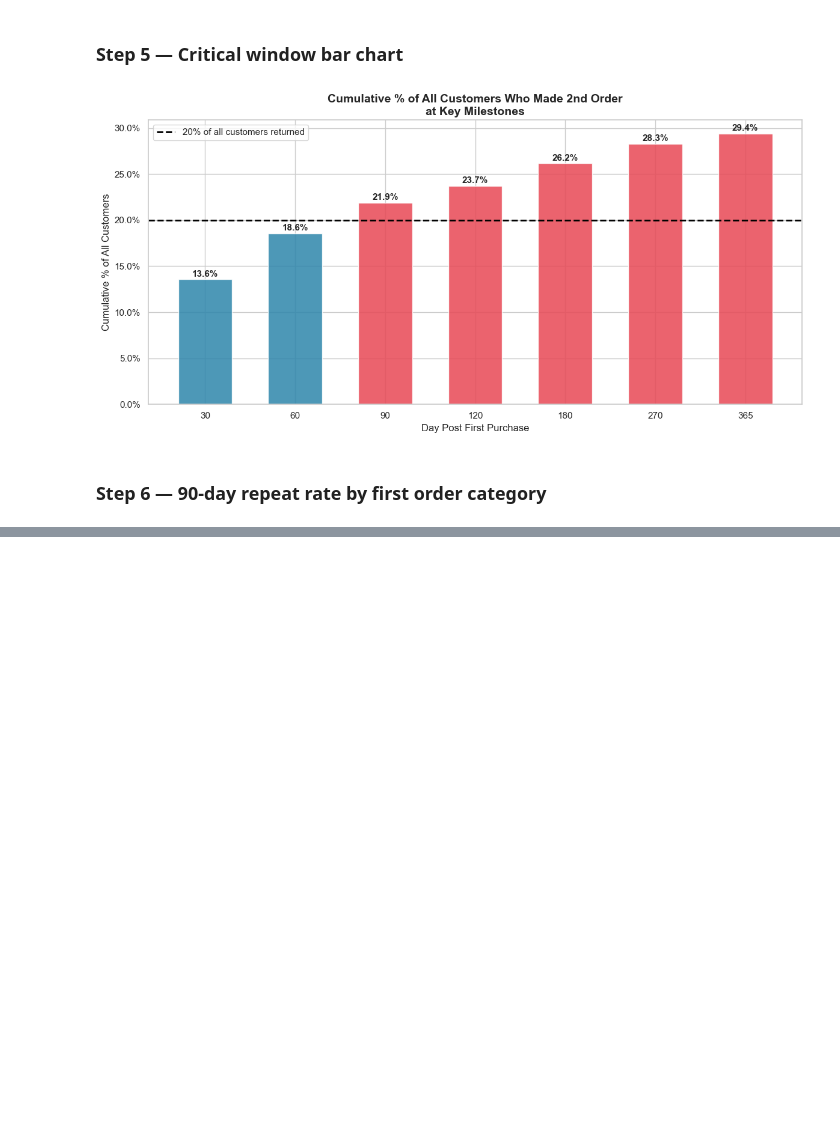
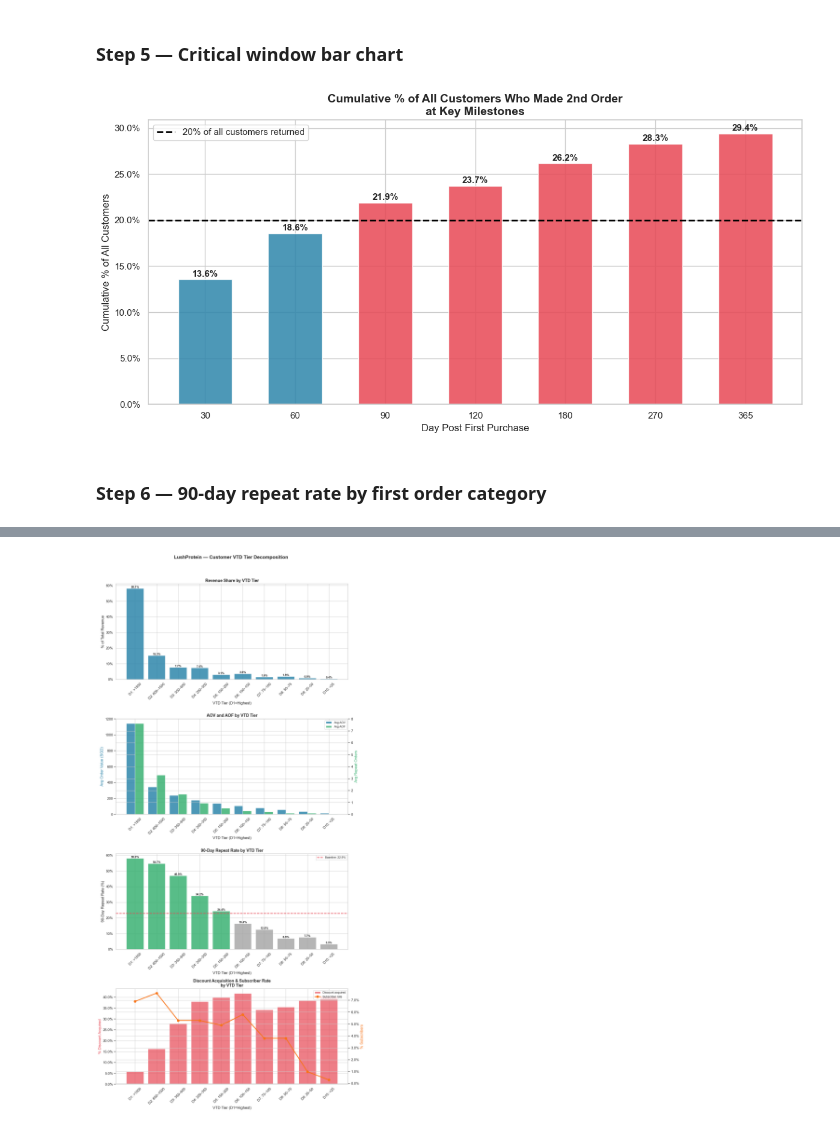
Before and after one commit to alvdoan/Applied-Data-Group-Project, a Jupyter notebook: 04_churn_analysis.ipynb, the cells around one changed output, grey strips where cells are left out. Drawn from its saved outputs; the diff is of its cells as text; code cells hidden in the pictures; blank space fills up the shorter version.

```diff
--- a/04_churn_analysis.ipynb
+++ b/04_churn_analysis.ipynb
@@ -540,0 +595,86 @@ plt.show()
+# %%
+# Decile decomposition visualisation
+tier_labels = tier_metrics['vtd_tier'].astype(str)
+fig, axes = plt.subplots(4, 1, figsize=(12, 24))
+
+# Panel 1 — Revenue share
+ax1 = axes[0]
+bars = ax1.bar(tier_labels, tier_metrics['revenue_share'] * 100,
+               color=COLORS['primary'], alpha=0.85, edgecolor='white')
+for bar, val in zip(bars, tier_metrics['revenue_share']):
+    ax1.text(bar.get_x() + bar.get_width() / 2, bar.get_height() + 0.3,
+             f'{val:.1%}', ha='center', fontsize=9, fontweight='bold')
+ax1.set_title('Revenue Share by VTD Tier', fontsize=13, fontweight='bold')
+ax1.set_xlabel('VTD Tier (D1=Highest)')
+ax1.set_ylabel('% of Total Revenue')
+ax1.yaxis.set_major_formatter(mtick.PercentFormatter())
+ax1.tick_params(axis='x', rotation=45)
+
+# Panel 2 — AOV and AOF
+ax2 = axes[1]
+ax2b = ax2.twinx()
+x = range(len(tier_labels))
+width = 0.4
+ax2.bar([i - width/2 for i in x], tier_metrics['avg_aov'],
+        width=width, color=COLORS['primary'], alpha=0.85,
+        edgecolor='white', label='Avg AOV')
+ax2b.bar([i + width/2 for i in x], tier_metrics['avg_aof'],
+         width=width, color=COLORS['accent'], alpha=0.85,
+         edgecolor='white', label='Avg AOF')
+ax2.set_title('AOV and AOF by VTD Tier', fontsize=13, fontweight='bold')
+ax2.set_xlabel('VTD Tier (D1=Highest)')
+ax2.set_ylabel('Avg Order Value (SGD)', color=COLORS['primary'])
+ax2b.set_ylabel('Avg Repeat Orders', color=COLORS['accent'])
+ax2.set_xticks(list(x))
+ax2.set_xticklabels(tier_labels, rotation=45)
+lines1, labels1 = ax2.get_legend_handles_labels()
+lines2, labels2 = ax2b.get_legend_handles_labels()
+ax2.legend(lines1 + lines2, labels1 + labels2, fontsize=9, loc='upper right')
+
+# Panel 3 — 90-day repeat rate
+ax3 = axes[2]
+baseline_repeat = analysis['repeat_purchase_90d'].mean()
+bars3 = ax3.bar(tier_labels,
+                tier_metrics['repeat_rate_90d'] * 100,
+                color=[COLORS['accent'] if r > baseline_repeat else COLORS['neutral']
+                       for r in tier_metrics['repeat_rate_90d']],
+                alpha=0.85, edgecolor='white')
+ax3.axhline(baseline_repeat * 100, color=COLORS['secondary'], linestyle='--',
+            linewidth=2, label=f'Baseline: {baseline_repeat:.1%}')
+for bar, val in zip(bars3, tier_metrics['repeat_rate_90d']):
+    ax3.text(bar.get_x() + bar.get_width() / 2, bar.get_height() + 0.3,
+             f'{val:.1%}', ha='center', fontsize=9, fontweight='bold')
+ax3.set_title('90-Day Repeat Rate by VTD Tier', fontsize=13, fontweight='bold')
+ax3.set_xlabel('VTD Tier (D1=Highest)')
+ax3.set_ylabel('90-Day Repeat Rate (%)')
+ax3.yaxis.set_major_formatter(mtick.PercentFormatter())
+ax3.tick_params(axis='x', rotation=45)
+ax3.legend(fontsize=9)
+
+# Panel 4 — Discount acquisition and subscriber rate
+ax4 = axes[3]
+ax4b = ax4.twinx()
+ax4.bar(tier_labels, tier_metrics['pct_discount_acquired'] * 100,
+        color=COLORS['secondary'], alpha=0.7, edgecolor='white',
+        label='Discount acquired')
+ax4b.plot(tier_labels, tier_metrics['pct_subscriber'] * 100,
+          color=COLORS['orange'], linewidth=2.5, marker='o',
+          markersize=7, label='Subscriber rate')
+ax4.set_title('Discount Acquisition & Subscriber Rate\nby VTD Tier',
+              fontsize=13, fontweight='bold')
+ax4.set_xlabel('VTD Tier (D1=Highest)')
+ax4.set_ylabel('% Discount Acquired', color=COLORS['secondary'])
+ax4b.set_ylabel('% Subscribers', color=COLORS['orange'])
+ax4.yaxis.set_major_formatter(mtick.PercentFormatter())
+ax4b.yaxis.set_major_formatter(mtick.PercentFormatter())
+ax4.tick_params(axis='x', rotation=45)
+lines1, labels1 = ax4.get_legend_handles_labels()
+lines2, labels2 = ax4b.get_legend_handles_labels()
+ax4.legend(lines1 + lines2, labels1 + labels2, fontsize=9, loc='upper right')
+
+plt.suptitle('LushProtein — Customer VTD Tier Decomposition',
+             fontsize=15, fontweight='bold', y=1.02)
+plt.tight_layout()
+plt.show()
+# %% [output]
+[figure, added]
```
Also changed, not shown: parts of 23 cells of this notebook, 2 other files.
